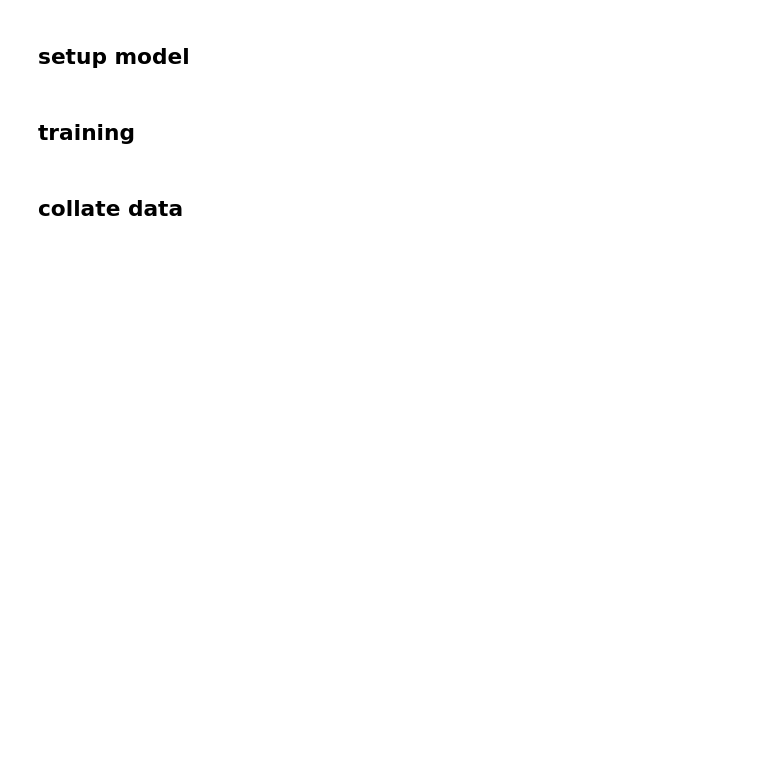
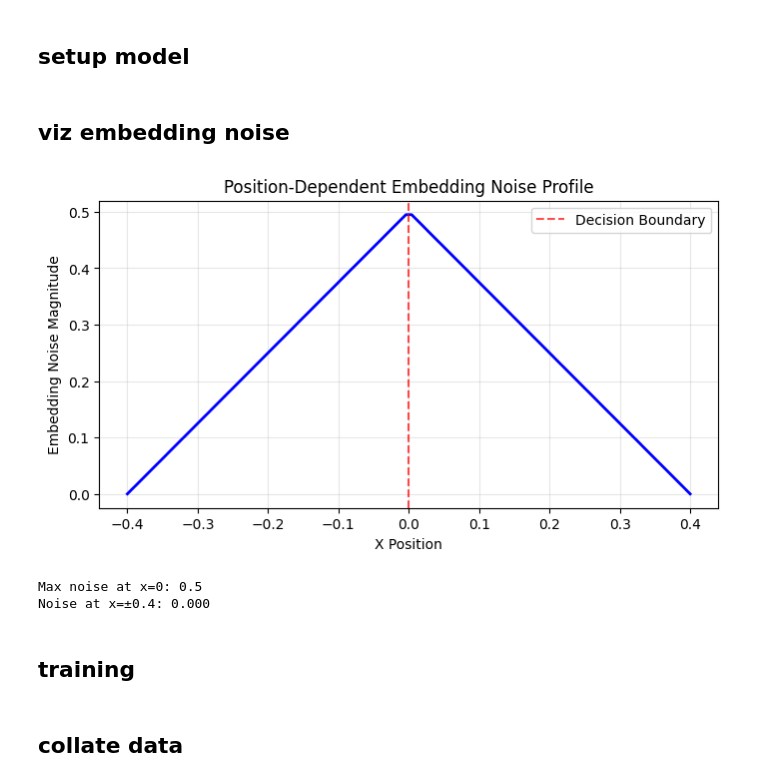
Before and after one commit to siyer7/asymmetry_design, a Jupyter notebook: code/NN.ipynb, the cells around one changed output. Cells and saved outputs as stored; diff of their text form; code cells hidden in the pictures; blank space fills up the shorter version.

```diff
--- a/code/NN.ipynb
+++ b/code/NN.ipynb
@@ -135,6 +110,30 @@ data_loader = DataLoader(dataset, batch_size=batch_size, shuffle=True)
 # Optimizer & history
 optimizer = Adam(model.parameters(), lr=learning_rate)
 history = {'mse': [], 'bce': [], 'total': [], 'accuracy': []}
+# %% [markdown]
+## viz embedding noise
+# %%
+# Visualize the position-dependent noise profile
+x_test_range = torch.linspace(-0.4, 0.4, 100).unsqueeze(1)
+with torch.no_grad():
+    noise_magnitudes = model._compute_embedding_noise_magnitude(x_test_range)
+
+plt.figure(figsize=(8, 4))
+plt.plot(x_test_range.squeeze(), noise_magnitudes.squeeze(), 'b-', linewidth=2)
+plt.axvline(x=0, color='red', linestyle='--', alpha=0.7, label='Decision Boundary')
+plt.xlabel('X Position')
+plt.ylabel('Embedding Noise Magnitude')
+plt.title('Position-Dependent Embedding Noise Profile')
+plt.grid(True, alpha=0.3)
+plt.legend()
+plt.show()
+
+print(f"Max noise at x=0: {model.max_embedding_noise}")
+print(f"Noise at x=±0.4: {model._compute_embedding_noise_magnitude(torch.tensor([[0.4]])).item():.3f}")
+# %% [output]
+[figure, added]
+Max noise at x=0: 0.5
+Noise at x=±0.4: 0.000
 # %% [markdown]
 ## training
 # %%
```
Also changed, not shown: parts of 7 cells of this notebook.
